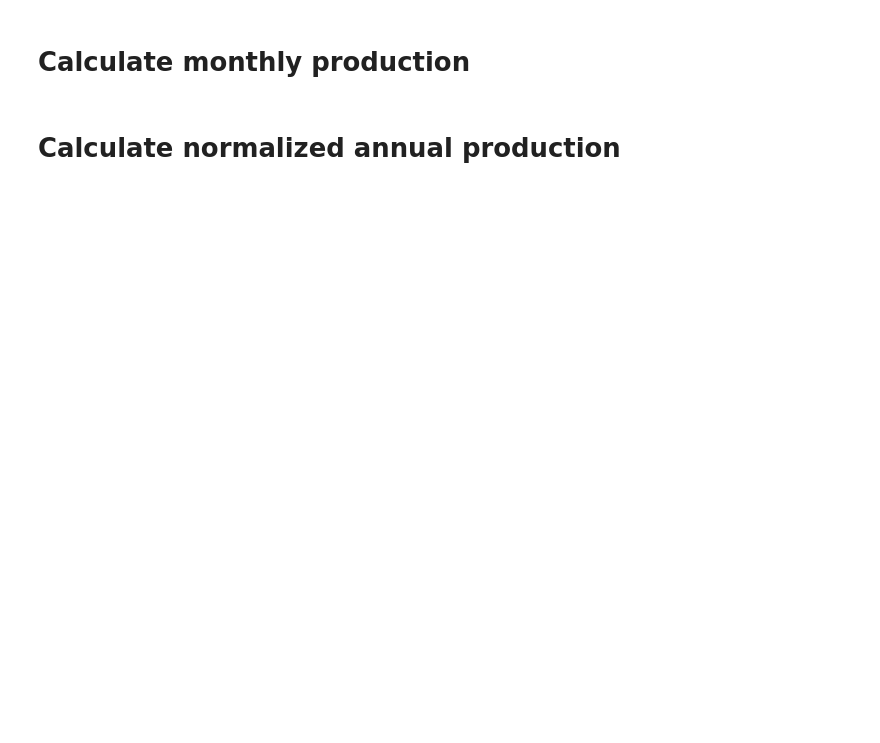
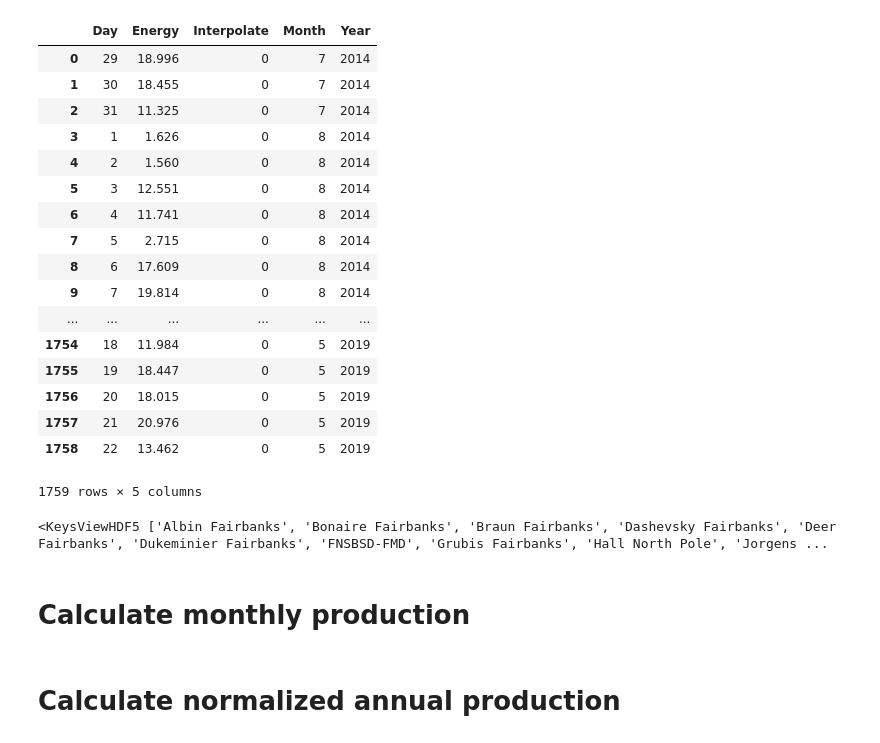
Before and after one commit to acep-uaf/ACEP_solar, a Jupyter notebook: popup_figure.ipynb, the cells around one changed output. Drawn from its saved outputs; the diff is of its cells as text; code cells hidden in the pictures; blank space fills up the shorter version.

```diff
--- a/popup_figure.ipynb
+++ b/popup_figure.ipynb
@@ -21,3 +35,28 @@ file.keys()
+# %%
+hdf5_to_dataframe("solar_panel_data_alaska",'Fairbanks', 'Albin Fairbanks')
+# %% [output]
+|  | Day | Energy | Interpolate | Month | Year |
+| 0 | 29 | 18.996 | 0 | 7 | 2014 |
+| 1 | 30 | 18.455 | 0 | 7 | 2014 |
+| 2 | 31 | 11.325 | 0 | 7 | 2014 |
+| 3 | 1 | 1.626 | 0 | 8 | 2014 |
+| 4 | 2 | 1.560 | 0 | 8 | 2014 |
+| 5 | 3 | 12.551 | 0 | 8 | 2014 |
+| 6 | 4 | 11.741 | 0 | 8 | 2014 |
+| 7 | 5 | 2.715 | 0 | 8 | 2014 |
+| 8 | 6 | 17.609 | 0 | 8 | 2014 |
+| 9 | 7 | 19.814 | 0 | 8 | 2014 |
+| ... | ... | ... | ... | ... | ... |
+| 1754 | 18 | 11.984 | 0 | 5 | 2019 |
+| 1755 | 19 | 18.447 | 0 | 5 | 2019 |
+| 1756 | 20 | 18.015 | 0 | 5 | 2019 |
+| 1757 | 21 | 20.976 | 0 | 5 | 2019 |
+| 1758 | 22 | 13.462 | 0 | 5 | 2019 |
+1759 rows × 5 columns
+# %%
+fairbanks.keys()
+# %% [output]
+<KeysViewHDF5 ['Albin Fairbanks', 'Bonaire Fairbanks', 'Braun Fairbanks', 'Dashevsky Fairbanks', 'Deer Fairbanks', 'Dukeminier Fairbanks', 'FNSBSD-FMD', 'Grubis Fairbanks', 'Hall North Pole', 'Jorgens ...
 # %%
 # Fairbanks
 # Get the data from the PV Watts --TMY2
```
Also changed, not shown: parts of 11 cells of this notebook.
